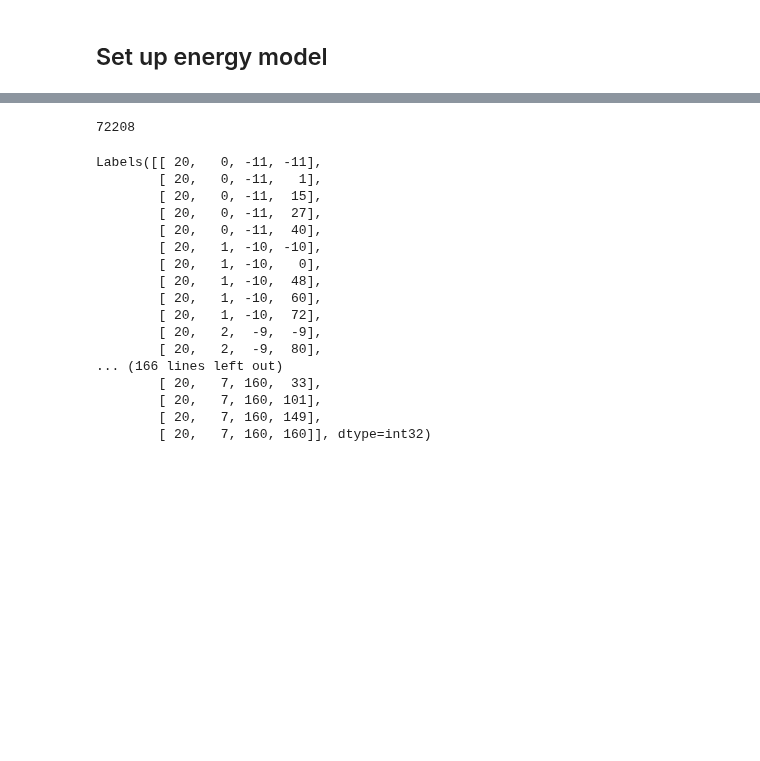
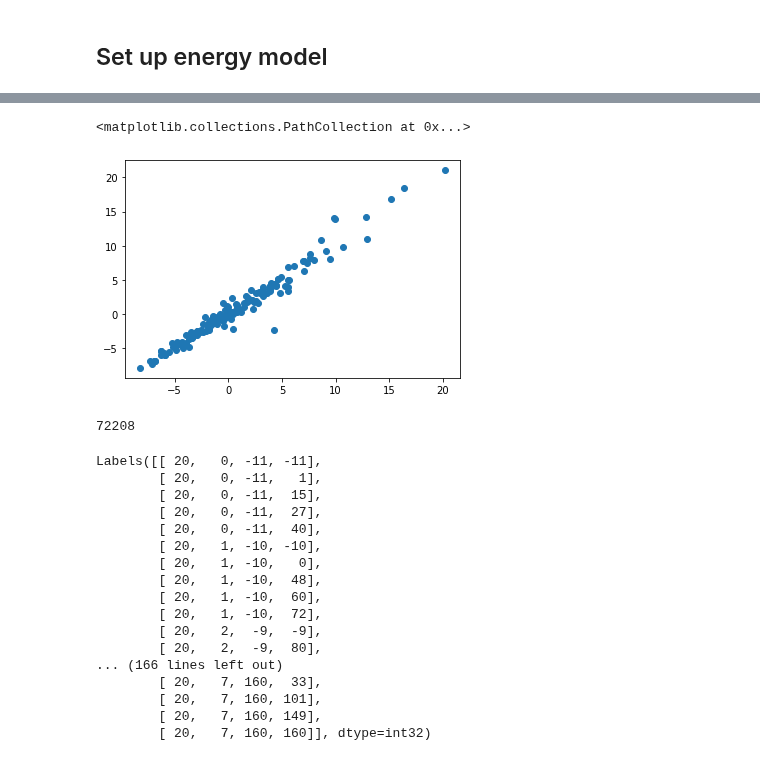
Before and after one commit to lab-cosmo/equistore-examples, a Jupyter notebook: carbon_bisp.ipynb, the cells around one changed output, grey strips where cells are left out. Drawn from its saved outputs; the diff is of its cells as text; code cells hidden in the pictures; blank space fills up the shorter version.

```diff
--- a/carbon_bisp.ipynb
+++ b/carbon_bisp.ipynb
@@ -341,3 +442,8 @@ epoch:  499 RMSE train:  8.816971940582002 RMSE test:  39.582511401860835
+# %%
+plt.scatter(energy[ntrain:], test_best)
+# %% [output]
+<matplotlib.collections.PathCollection at 0x...>
+[figure, added]
 # %%
 fnat = np.asarray([len(f) for f in frames])
 # %%
```
Also changed, not shown: parts of 23 cells of this notebook.
